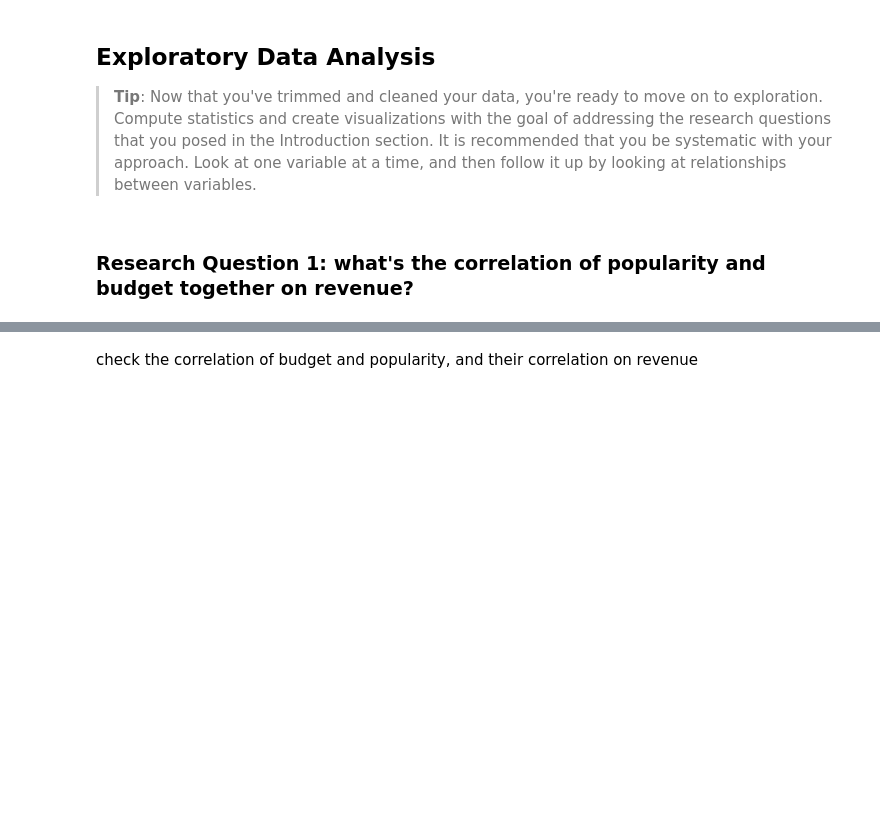
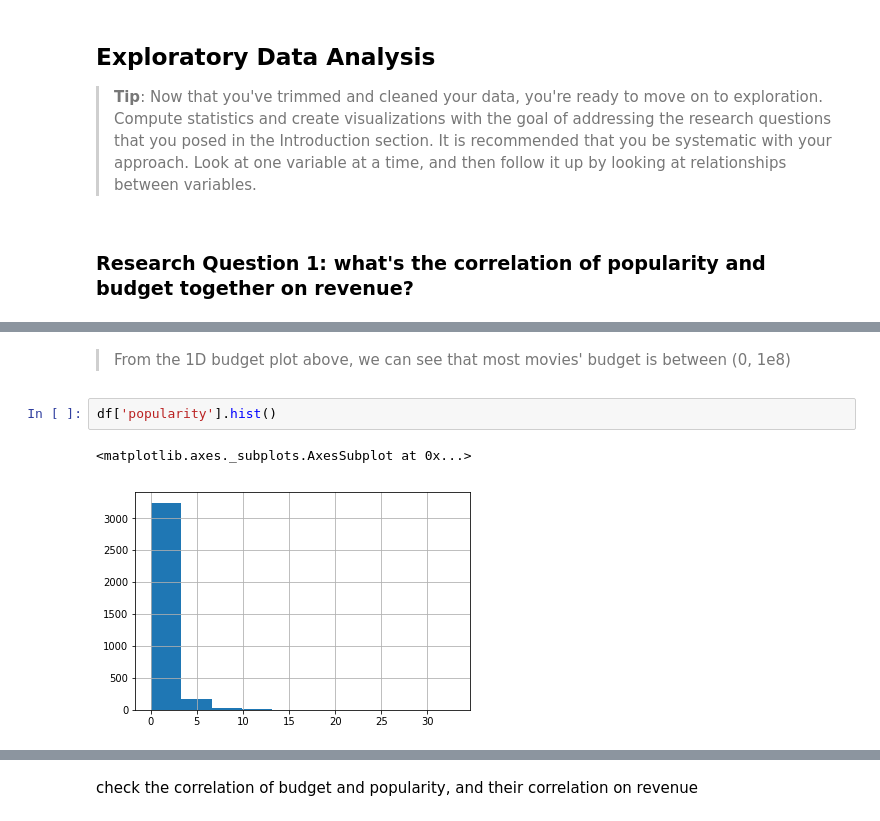
Before and after one commit to aqing1987/s-app-layer, a Jupyter notebook: udacity/ml-engineer-basic/data-analysis/investigate-a-dataset/investigate-tmdb-movies.ipynb, the cells around one changed output, grey strips where cells are left out. Cells and saved outputs as stored; diff of their text form; blank space fills up the shorter version.

```diff
--- a/udacity/ml-engineer-basic/data-analysis/investigate-a-dataset/investigate-tmdb-movies.ipynb
+++ b/udacity/ml-engineer-basic/data-analysis/investigate-a-dataset/investigate-tmdb-movies.ipynb
@@ -168,0 +174,7 @@ df.describe()
+# %% [markdown]
+> From the 1D budget plot above, we can see that most movies' budget is between (0, 1e8)
+# %%
+df['popularity'].hist()
+# %% [output]
+<matplotlib.axes._subplots.AxesSubplot at 0x...>
+[figure, added]
```
Also changed, not shown: parts of 5 cells of this notebook.
